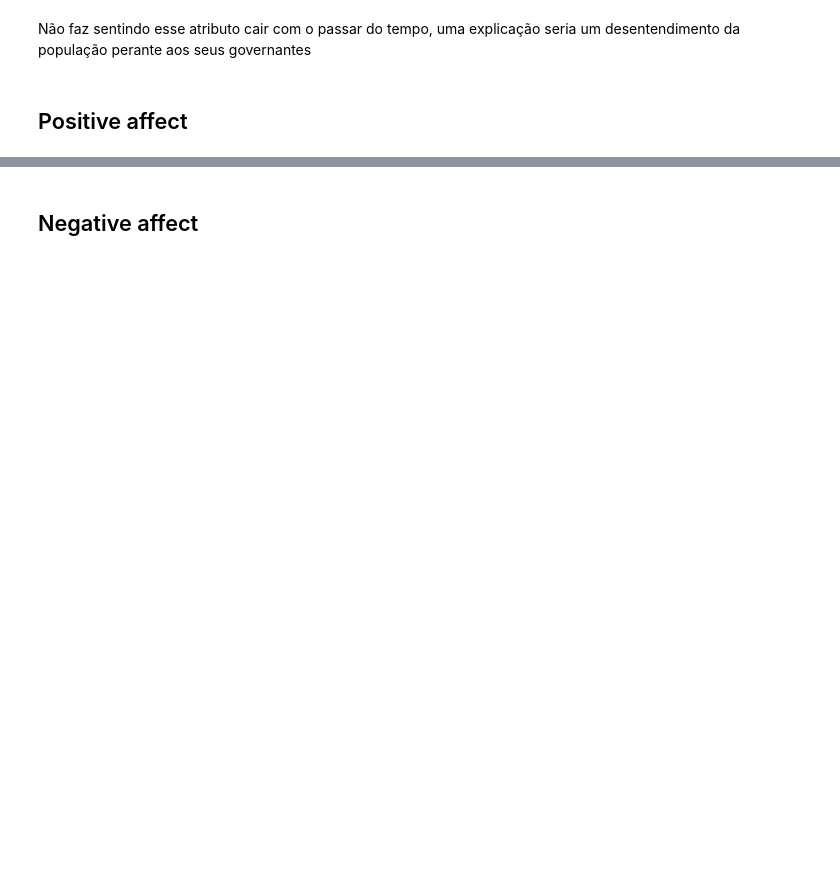
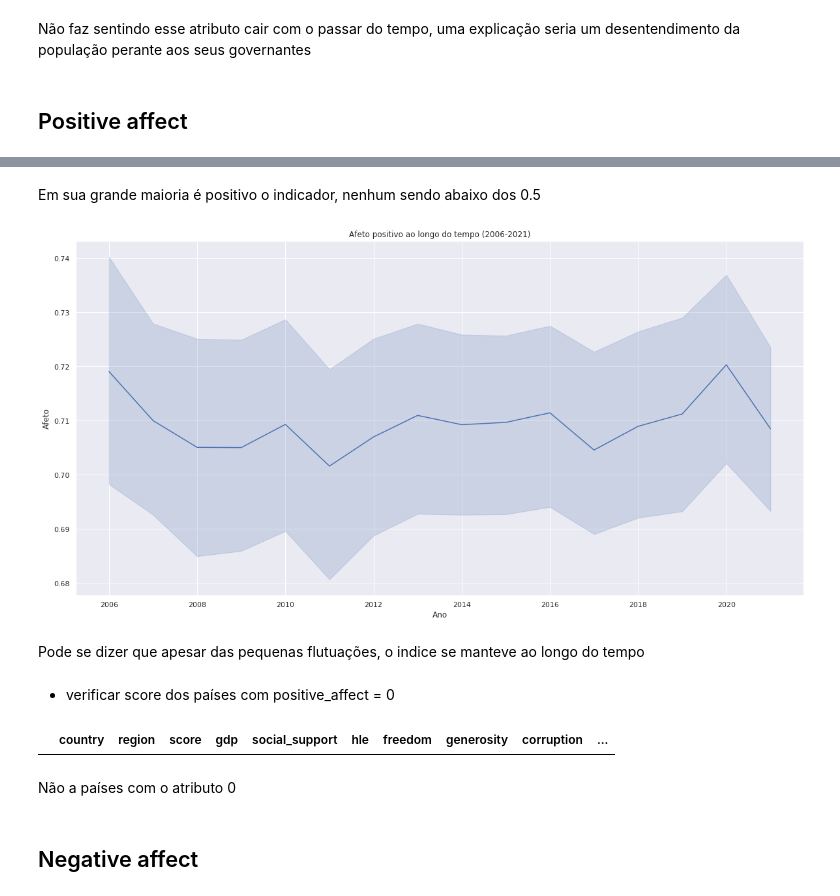
Before and after one commit to SalatielBairros/world-happiness-report, a Jupyter notebook: analysis/MultivariateAnalysis.ipynb, the cells around one changed output, grey strips where cells are left out. Cells and saved outputs as stored; diff of their text form; code cells hidden in the pictures; blank space fills up the shorter version.

```diff
--- a/analysis/MultivariateAnalysis.ipynb
+++ b/analysis/MultivariateAnalysis.ipynb
@@ -464,2 +515,28 @@ Não faz sentindo esse atributo cair com o passar do tempo, uma explicação ser
+# %% [markdown]
+Em sua grande maioria é positivo o indicador, nenhum sendo abaixo dos 0.5
+# %%
+sns.set(rc={"figure.figsize":(20, 10)})
+
+sns.lineplot(data=dataset[dataset['year']>2005], x='year', y='positive_affect')
+
+plt.title('Afeto positivo ao longo do tempo (2006-2021)')
+
+plt.xlabel('Ano')
+plt.ylabel('Afeto')
+
+plt.show()
+# %% [output]
+[figure, added]
+# %% [markdown]
+Pode se dizer que apesar das pequenas flutuações, o indice se manteve ao longo do tempo
+# %% [markdown]
+* verificar score dos países com positive_affect = 0
+# %%
+there_are_zero_values = dataset.query('positive_affect == 0')
+there_are_zero_values
+# %% [output]
+|  | country | region | score | gdp | social_support | hle | freedom | generosity | corruption | ... |
+# %% [markdown]
+Não a países com o atributo 0
 # %% [markdown]
 ## Negative affect
```
Also changed, not shown: parts of 31 cells of this notebook.
